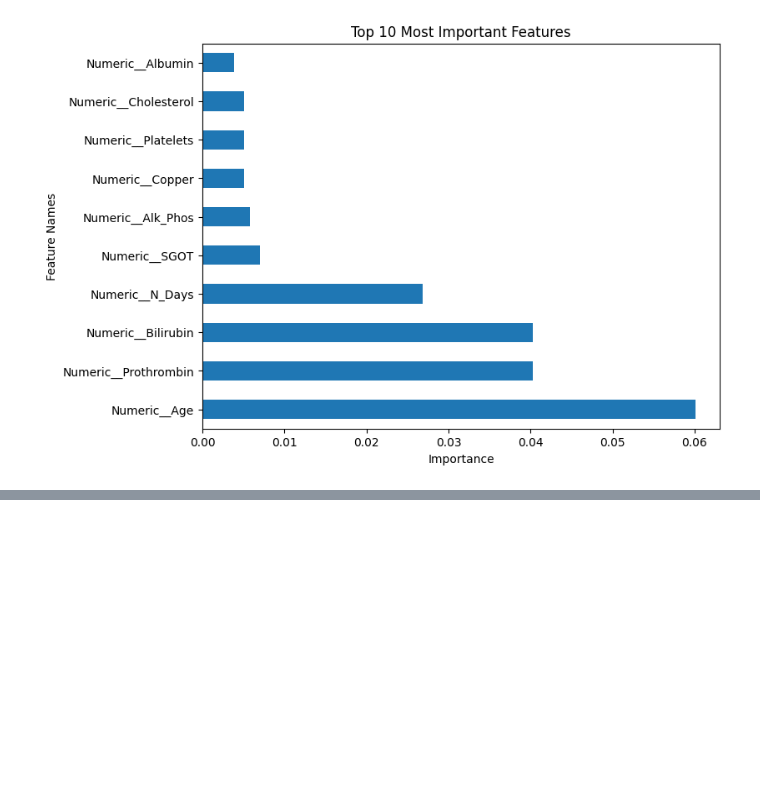
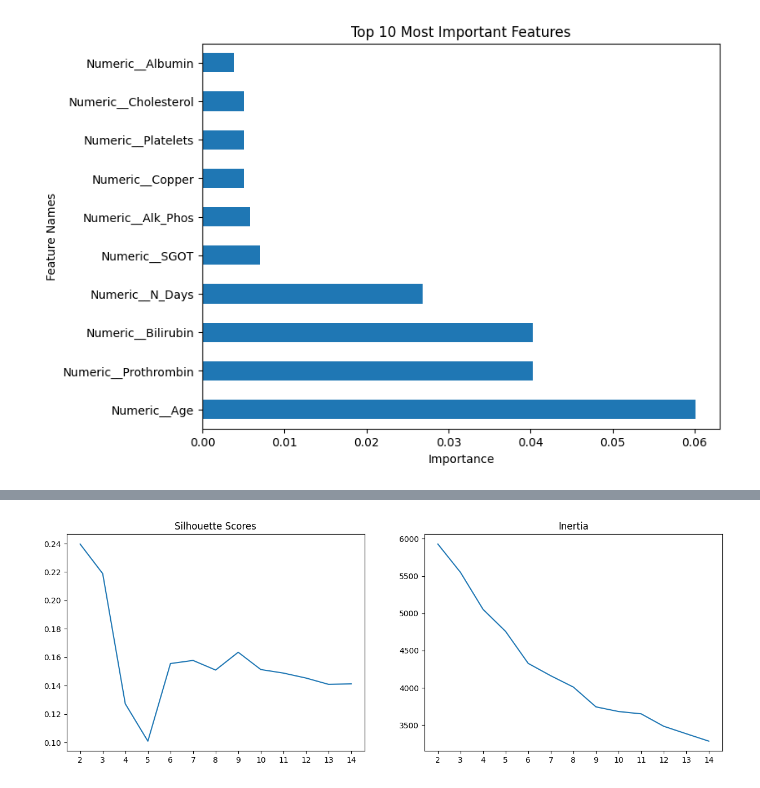
Before and after one commit to kinanajoudeh/Cirrhosis-Status-Classification, a Jupyter notebook: Cirrhosis_Prediction.ipynb, the cells around one changed output, grey strips where cells are left out. Drawn from its saved outputs; the diff is of its cells as text; code cells hidden in the pictures; blank space fills up the shorter version.

```diff
--- a/Cirrhosis_Prediction.ipynb
+++ b/Cirrhosis_Prediction.ipynb
@@ -907,0 +953,21 @@ ax.set(xlabel='Importance',
+# %%
+k = 15
+range_k = range(2, k)
+inertias = []
+silhouette_scores = []
+for k in range(2,k):
+    kmeans = KMeans(n_clusters=k, n_init = 'auto', random_state = 42)
+    kmeans.fit(X_train_sm)
+    silhouette_scores.append(silhouette_score(X_train_sm, kmeans.labels_))
+    inertias.append(kmeans.inertia_)
+
+#plot inertias and silhouette scores for each number of clusters.
+fig, axes = plt.subplots(1,2, figsize=(15,5))
+axes[0].plot(range_k, silhouette_scores)
+axes[0].set_title('Silhouette Scores')
+axes[0].set_xticks(range_k)
+axes[1].plot(range_k, inertias)
+axes[1].set_title('Inertia')
+axes[1].set_xticks(range_k);
+# %% [output]
+[figure, added]
```
Also changed, not shown: parts of 22 cells of this notebook.
